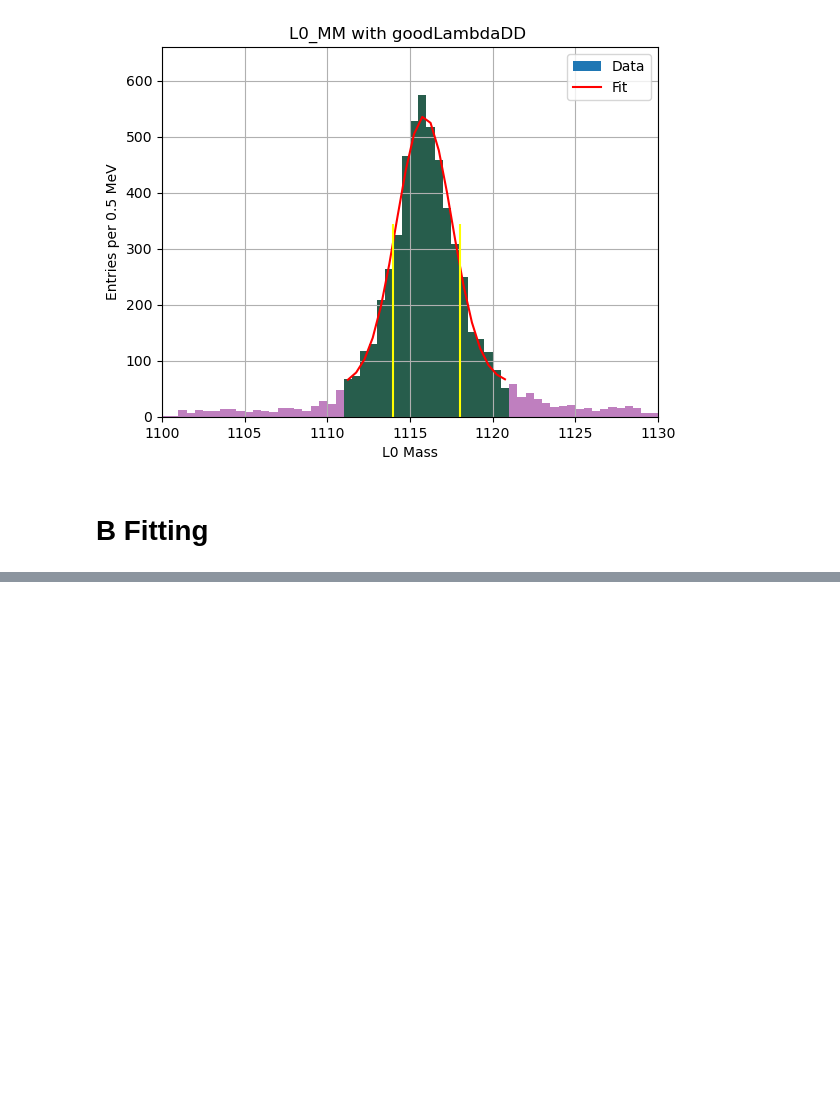
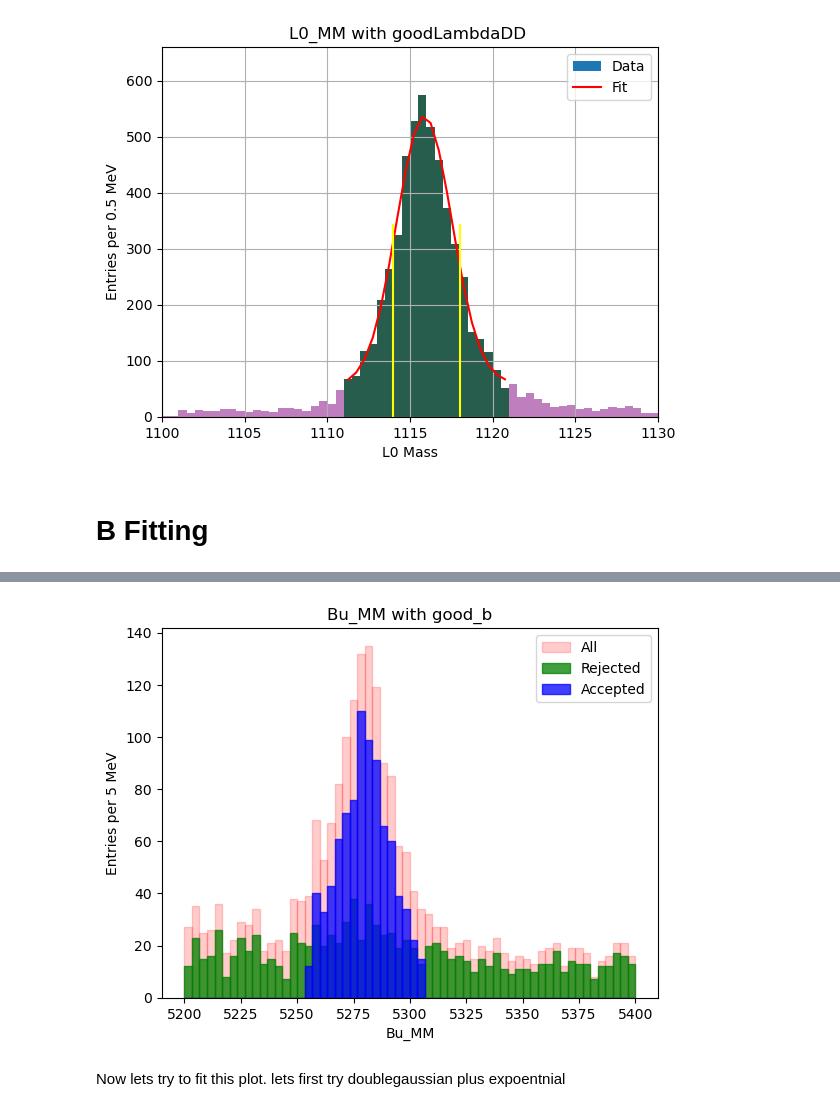
Before and after one commit to LHCb-Cincinnati/bphysics, a Jupyter notebook: KpKp_fitting.ipynb, the cells around one changed output, grey strips where cells are left out. Drawn from its saved outputs; the diff is of its cells as text; code cells hidden in the pictures; blank space fills up the shorter version.

```diff
--- a/KpKp_fitting.ipynb
+++ b/KpKp_fitting.ipynb
@@ -712,0 +749,17 @@ plt.show()
+# %%
+# Now lets plot the Bu_Mass for good_b
+
+rejected = np.logical_not(good_cand)
+plt.figure()
+plt.hist(Bu_MM, bins=60, range=(5200, 5400), facecolor='r', edgecolor='r', alpha=0.2, label='All')
+plt.hist(Bu_MM[rejected], bins=60, range=(5200, 5400), facecolor='g', edgecolor='g', alpha=0.75, label='Rejected')
+plt.hist(Bu_MM[good_b], bins=60, range=(5200, 5400), facecolor='b', edgecolor='b', alpha=0.75, label='Accepted')
+plt.xlabel('Bu_MM')
+plt.ylabel('Entries per 5 MeV')
+plt.title('Bu_MM with good_b')
+plt.legend()
+plt.show()
+# %% [output]
+[figure, added]
+# %% [markdown]
+Now lets try to fit this plot. lets first try doublegaussian plus expoentnial
```
Also changed, not shown: parts of 51 cells of this notebook, 1 other file.
